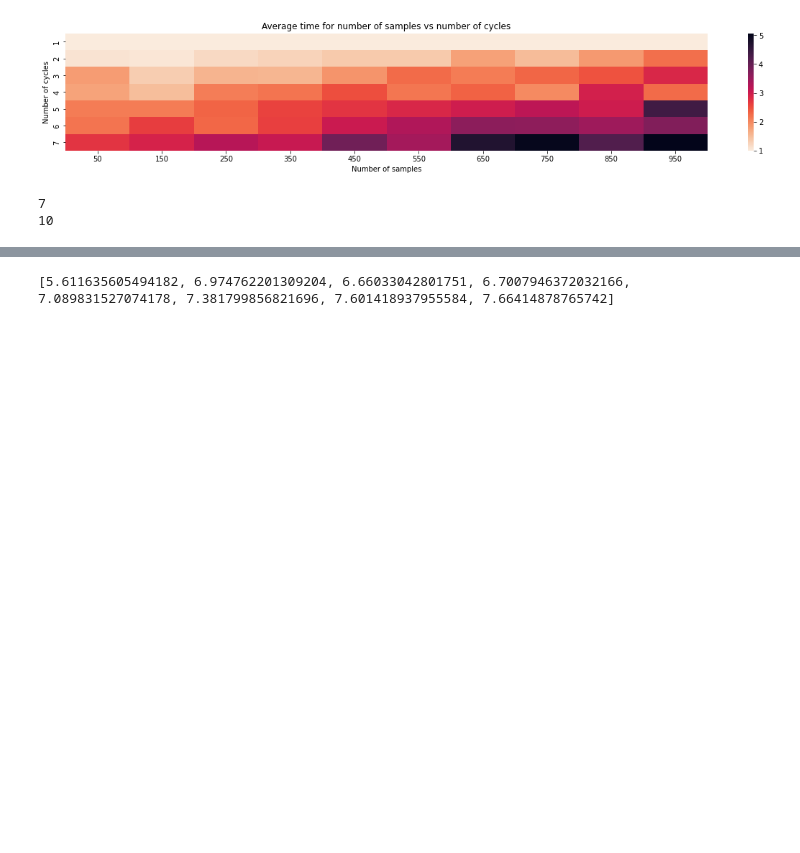
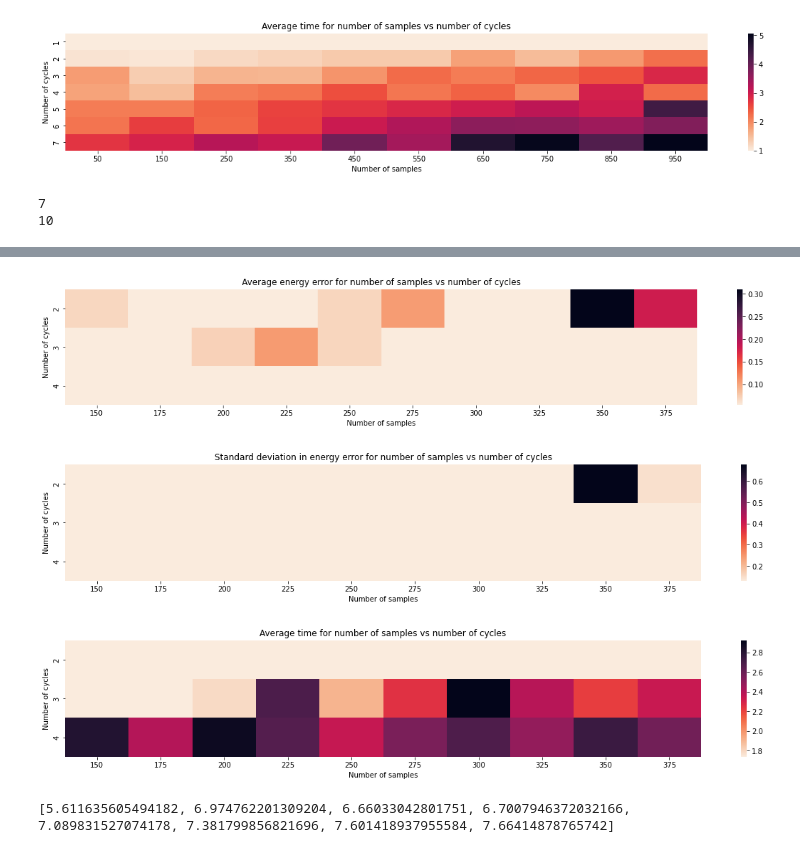
Before and after one commit to vmperrone/QOSF-Cohort-5-Hyperparameter-optimization-in-QCC-method, a Jupyter notebook: example.ipynb, the cells around one changed output, grey strips where cells are left out. Drawn from its saved outputs; the diff is of its cells as text; code cells hidden in the pictures; blank space fills up the shorter version.

```diff
--- a/example.ipynb
+++ b/example.ipynb
@@ -145,3 +349,22 @@ def Test(num_cycles=[3,4,5,6,7], num_samples=[100,300,500,700,900], strengths=[1
+# %%
+def plot_heatmap(results, xvar="num_samples", yvar="num_cycles", const="str"):
+    titles=["Average energy error for number of samples vs number of cycles",
+           "Standard deviation in energy error for number of samples vs number of cycles",
+           "Average time for number of samples vs number of cycles"]
+
+    for i in range(3,6):
+        data = list(chunks(([result[i] for result in results[0::tot_str]]),tot_samples))
+
+        vmax = max_value(data)
+        if(i!=5):
+            vmax/=10
+        vmin = min_value(data)
+
+        ax = sns.heatmap(data, vmin=vmin, vmax=vmax, xticklabels=num_samples, yticklabels=num_cycles, cmap=cmap)
+        plt.xlabel("Number of samples")
+        plt.ylabel("Number of cycles")
+        plt.title(titles[i-3])
+        plt.show()
 # %%
 num_cycles=range(1,8)
 num_samples=range(50,1050,100)
@@ -509,0 +749,3 @@ plt.show()
+# %%
+results = Test(num_cycles, num_samples, strengths)
+pprint(results)
@@ -509,0 +770,8 @@ plt.show()
+# %%
+
+
+plot_heatmap(results)
+# %% [output]
+[figure, added]
+[figure, added]
+[figure, added]
```
Also changed, not shown: parts of 30 cells of this notebook.
